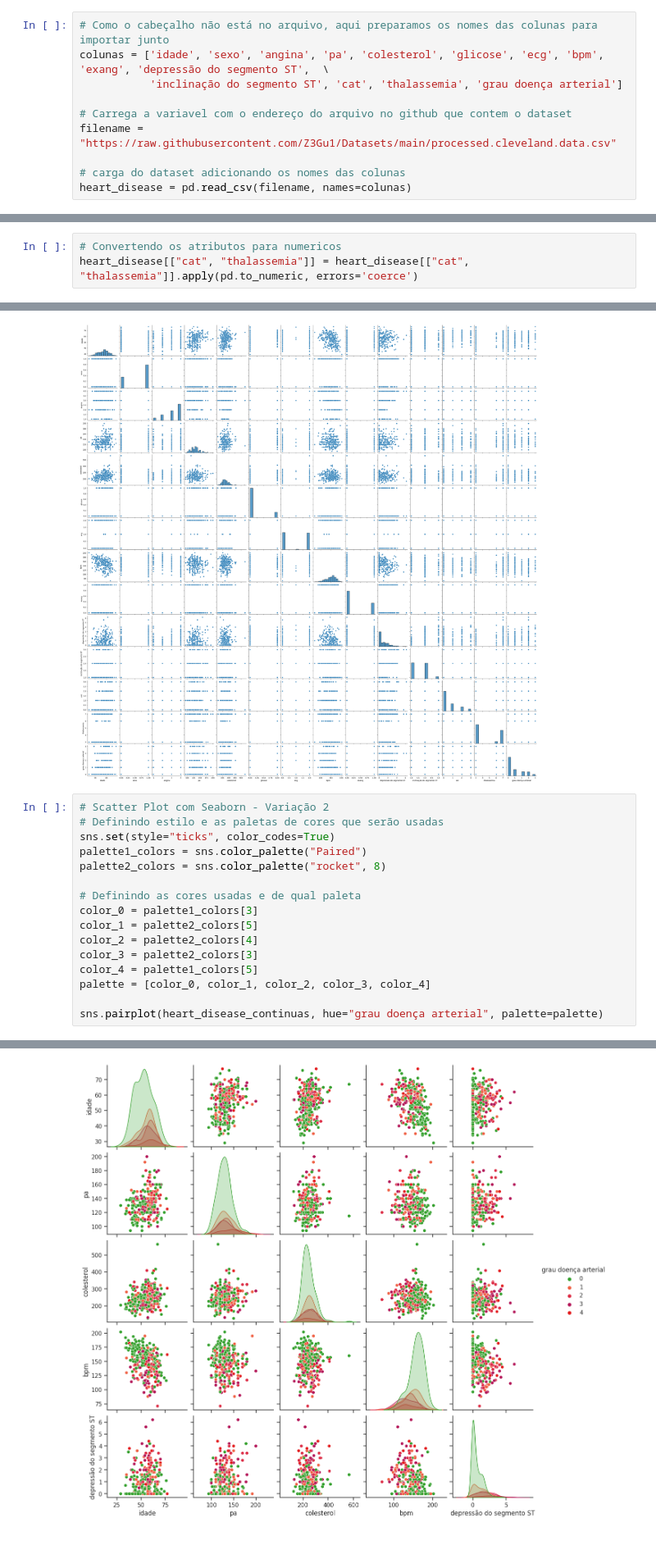
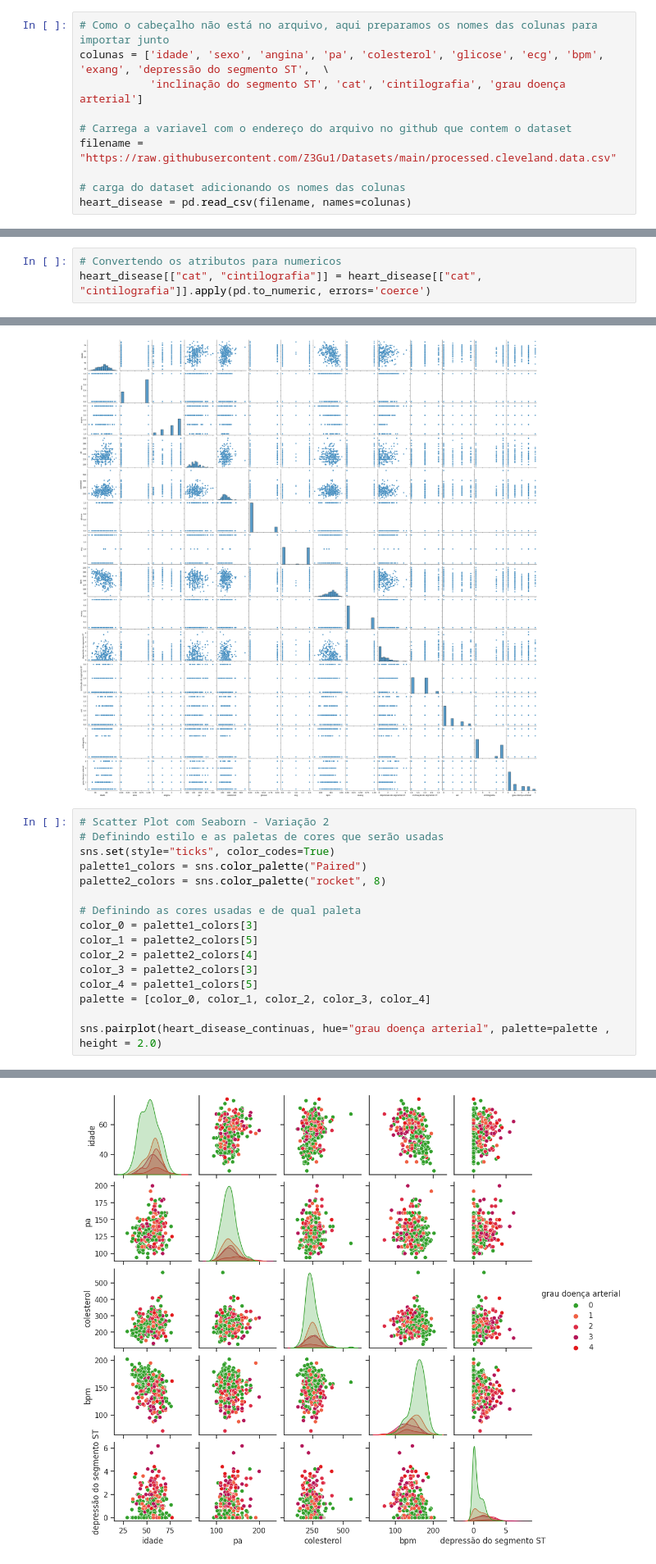
Before and after one commit to Z3Gu1/Notebooks, a Jupyter notebook: Coracao.ipynb, the cells around one changed output, grey strips where cells are left out. Shown at 82% size. Drawn from its saved outputs; the diff is of its cells as text.

```diff
--- a/Coracao.ipynb
+++ b/Coracao.ipynb
@@ -87,7 +87,7 @@ Com o dataset carregado, iremos explorá-lo um pouco.
 # %%
 # Como o cabeçalho não está no arquivo, aqui preparamos os nomes das colunas para importar junto
 colunas = ['idade', 'sexo', 'angina', 'pa', 'colesterol', 'glicose', 'ecg', 'bpm', 'exang', 'depressão do segmento ST',  \
-           'inclinação do segmento ST', 'cat', 'thalassemia', 'grau doença arterial']
+           'inclinação do segmento ST', 'cat', 'cintilografia', 'grau doença arterial']
 
 # Carrega a variavel com o endereço do arquivo no github que contem o dataset
 filename = "https://raw.githubusercontent.com/Z3Gu1/Datasets/main/processed.cleveland.data.csv"
@@ -183,7 +183,7 @@ Nesse momento vejo que é importante converter os atributos que estão como obje
 Vou então apenas converte-los para numéricos e posteriormente na fase de tratamento de missings e limpeza farei um trabalho mais a fundo nesse ponto com esses e com os demais atributos.
 # %%
 # Convertendo os atributos para numericos
-heart_disease[["cat", "thalassemia"]] = heart_disease[["cat", "thalassemia"]].apply(pd.to_numeric, errors='coerce')
+heart_disease[["cat", "cintilografia"]] = heart_disease[["cat", "cintilografia"]].apply(pd.to_numeric, errors='coerce')
 # %%
 # Verificando novamente os tipos de dados das colunas
 heart_disease.dtypes
@@ -407,22 +399,22 @@ sns.pairplot(heart_disease)
 # %%
 # Scatter Plot com Seaborn - Variação 2
 # Definindo estilo e as paletas de cores que serão usadas
 sns.set(style="ticks", color_codes=True)
 palette1_colors = sns.color_palette("Paired")
 palette2_colors = sns.color_palette("rocket", 8)
 
 # Definindo as cores usadas e de qual paleta
 color_0 = palette1_colors[3]
 color_1 = palette2_colors[5]
 color_2 = palette2_colors[4]
 color_3 = palette2_colors[3]
 color_4 = palette1_colors[5]
 palette = [color_0, color_1, color_2, color_3, color_4]
 
-sns.pairplot(heart_disease_continuas, hue="grau doença arterial", palette=palette)
+sns.pairplot(heart_disease_continuas, hue="grau doença arterial", palette=palette , height = 2.0)
 # %% [output]
 <seaborn.axisgrid.PairGrid at 0x...>
-[figure, old version]
+[figure, new version]
 # %%
 # Convertendo os atributos para int
 #heart_disease[["idade", "sexo", "angina", "pa", "colesterol", "glicose", "ecg", "bpm", "exang", "grau doença arterial"]] = \
```
Also changed, not shown: parts of 11 cells of this notebook.
